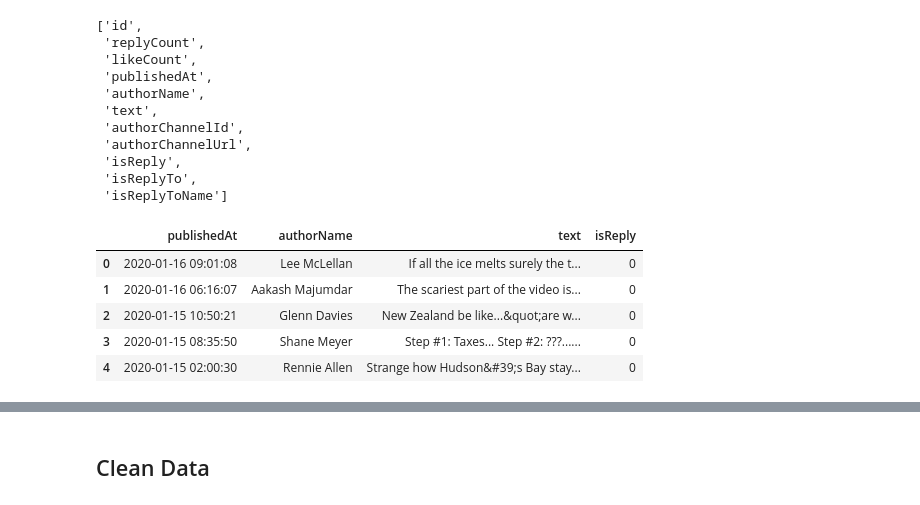
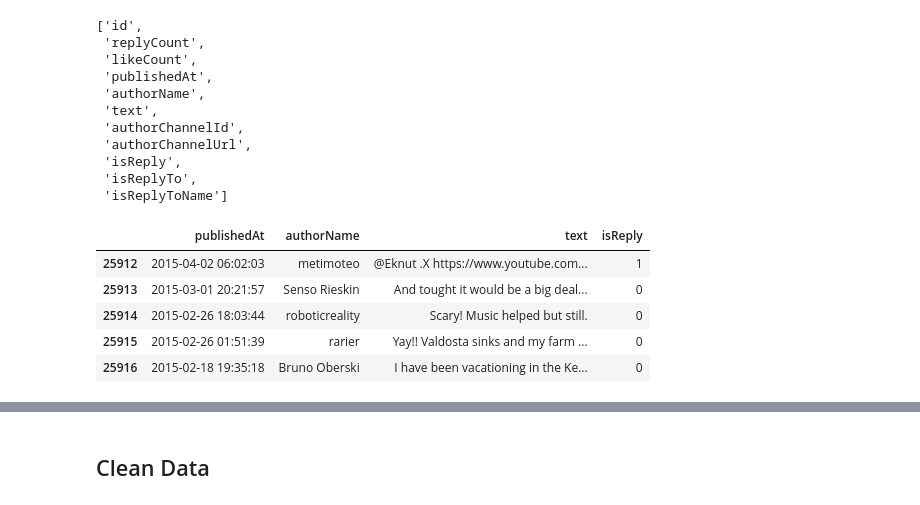
Before and after one commit to isaschm/topic-models-and-word-embeddings, a Jupyter notebook: gensim_lda.ipynb, the cells around one changed output, grey strips where cells are left out. Drawn from its saved outputs; the diff is of its cells as text; code cells hidden in the pictures.

```diff
--- a/gensim_lda.ipynb
+++ b/gensim_lda.ipynb
@@ -23,11 +23,11 @@ list(data.columns)
  'isReplyToName']
 # %%
 data=data.drop(['id','replyCount','likeCount','authorChannelUrl','authorChannelId','isReplyTo','isReplyToName'],axis=1)
-data.head()
+data.tail()
 # %% [output]
 |  | publishedAt | authorName | text | isReply |
-| 0 | 2020-01-16 09:01:08 | Lee McLellan | If all the ice melts surely the t... | 0 |
-| 1 | 2020-01-16 06:16:07 | Aakash Majumdar | The scariest part of the video is... | 0 |
-| 2 | 2020-01-15 10:50:21 | Glenn Davies | New Zealand be like...&quot;are w... | 0 |
-| 3 | 2020-01-15 08:35:50 | Shane Meyer | Step #1: Taxes... Step #2: ???...... | 0 |
-| 4 | 2020-01-15 02:00:30 | Rennie Allen | Strange how Hudson&#39;s Bay stay... | 0 |
+| 25912 | 2015-04-02 06:02:03 | metimoteo | @Eknut .X https://www.youtube.com... | 1 |
+| 25913 | 2015-03-01 20:21:57 | Senso Rieskin | And tought it would be a big deal... | 0 |
+| 25914 | 2015-02-26 18:03:44 | roboticreality | Scary! Music helped but still. | 0 |
+| 25915 | 2015-02-26 01:51:39 | rarier | Yay!! Valdosta sinks and my farm ... | 0 |
+| 25916 | 2015-02-18 19:35:18 | Bruno Oberski | I have been vacationing in the Ke... | 0 |
```
Also changed, not shown: parts of 5 cells of this notebook, 5 other files.
